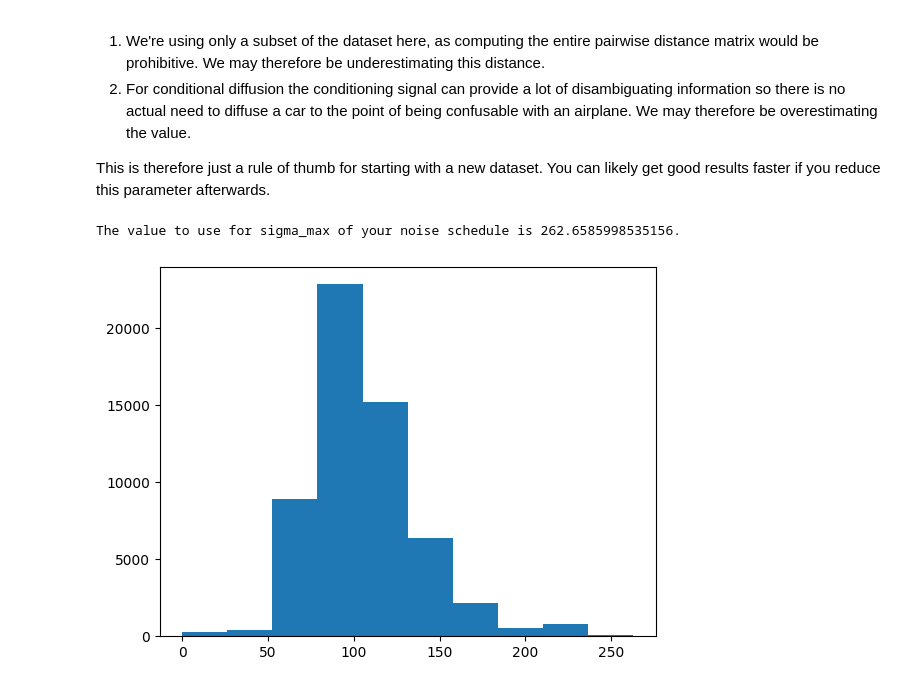
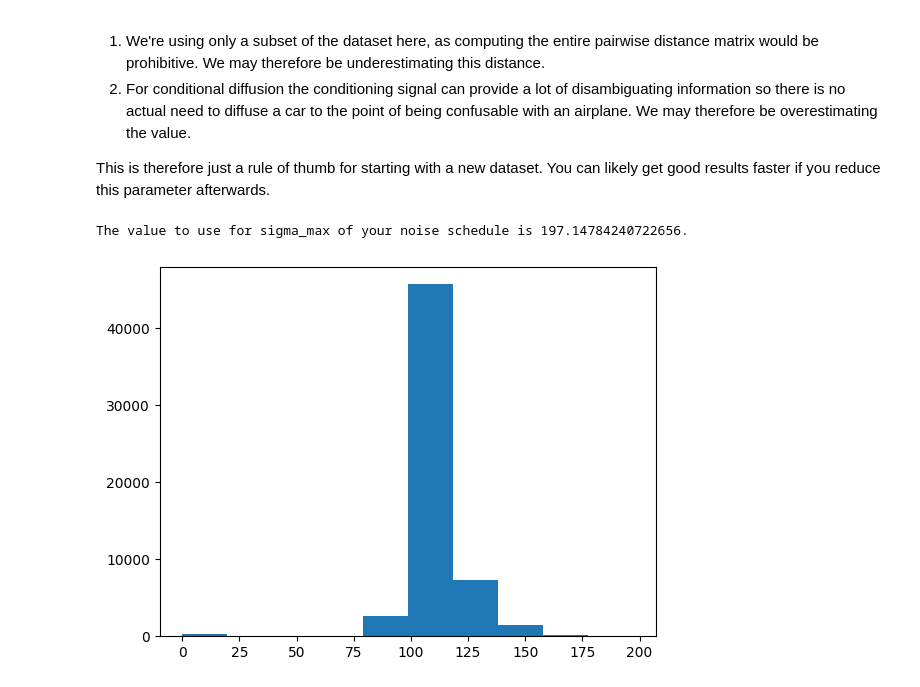
Before and after one commit to cvlab-epfl/gecco, a Jupyter notebook: gecco-torch/notebooks/find_hyperparameters.ipynb, the cells around one changed output. Drawn from its saved outputs; the diff is of its cells as text; code cells hidden in the pictures.

```diff
--- a/gecco-torch/notebooks/find_hyperparameters.ipynb
+++ b/gecco-torch/notebooks/find_hyperparameters.ipynb
@@ -30,4 +30,5 @@ for i, batch in enumerate(dataloader):
         break
     batches.append(batch)
 
-batches: gecco.structs.Example = dataloader.collate_fn(batches)
+batches: gecco_torch.structs.Example = dataloader.collate_fn(batches) # [5, batch_size, ...]
+batches = batches.apply_to_tensors(lambda t: t.reshape(-1, *t.shape[2:])) # [5 * batch_size, ...]
@@ -36,7 +47,12 @@ Create a placeholder reparametrization and use it to estimate data statistics. I
 
 With `GaussianReparam` this step is not necessary since normalization with parameters mean=0, sigma=1 effectively does nothing. It is however important for `UVLReparam`.
 # %%
-placeholder_reparam = gecco.reparam.GaussianReparam(
+#placeholder_reparam = gecco_torch.reparam.GaussianReparam(
+#    mean=torch.zeros(3),
+#    sigma=torch.ones(3),
+#)
+
+placeholder_reparam = gecco_torch.reparam.UVLReparam(
     mean=torch.zeros(3),
     sigma=torch.ones(3),
 )
@@ -54,8 +70,8 @@ def data_statistics(data: Tensor) -> tuple[Tensor, Tensor]:
     ax.hist(z.flatten(), label=f'z mu={z.mean().item():.02f}, sigma={z.std().item():0.2f}', **kw)
     fig.legend()
 
-    mean = data.mean(dim=(0, 1, 2))
-    sigma = data.std(dim=(0, 1, 2))
+    mean = data.mean(dim=(0, 1))
+    sigma = data.std(dim=(0, 1))
 
     return mean, sigma
 
@@ -67,6 +83,7 @@ mean_raw, sigma_raw = data_statistics(diff_placeholder)
 
 Use the estimated parameters to compute the parameters to be used in your `config.py`. Copy-paste from the cell below.
 # %%
-adjusted_reparam = gecco.reparam.GaussianReparam(mean=mean_raw, sigma=sigma_raw)
+#adjusted_reparam = gecco_torch.reparam.GaussianReparam(mean=mean_raw, sigma=sigma_raw)
+adjusted_reparam = gecco_torch.reparam.UVLReparam(mean=mean_raw, sigma=sigma_raw)
 print(adjusted_reparam)
 # %% [output]
@@ -89,11 +107,11 @@ There are two caveats:
 
 This is therefore just a rule of thumb for starting with a new dataset. You can likely get good results faster if you reduce this parameter afterwards.
 # %%
-diff_flat = rearrange(diff_adjusted, 'b c n d -> (b c) (n d)')
+diff_flat = rearrange(diff_adjusted, 'b n d -> b (n d)')
 
 distm = torch.cdist(diff_flat, diff_flat)
 print(f'The value to use for sigma_max of your noise schedule is {distm.max().item()}.')
 _ = plt.hist(distm.flatten()) # show a histogram of the distances for better intuition
 # %% [output]
-The value to use for sigma_max of your noise schedule is 262.6585998535156.
+The value to use for sigma_max of your noise schedule is 197.14784240722656.
-[figure, old version]
+[figure, new version]
```
Also changed, not shown: parts of 4 cells of this notebook, 5 other files.
